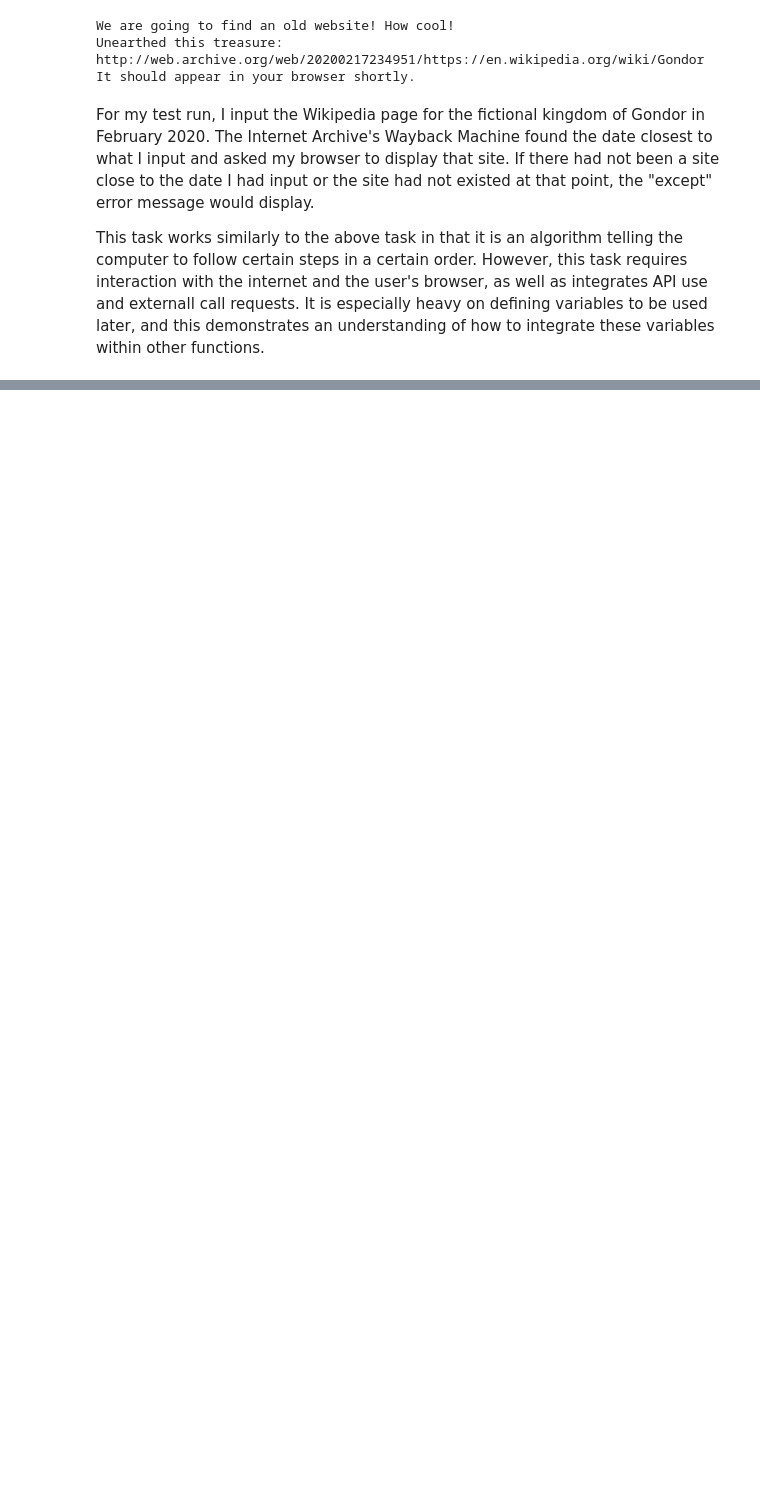
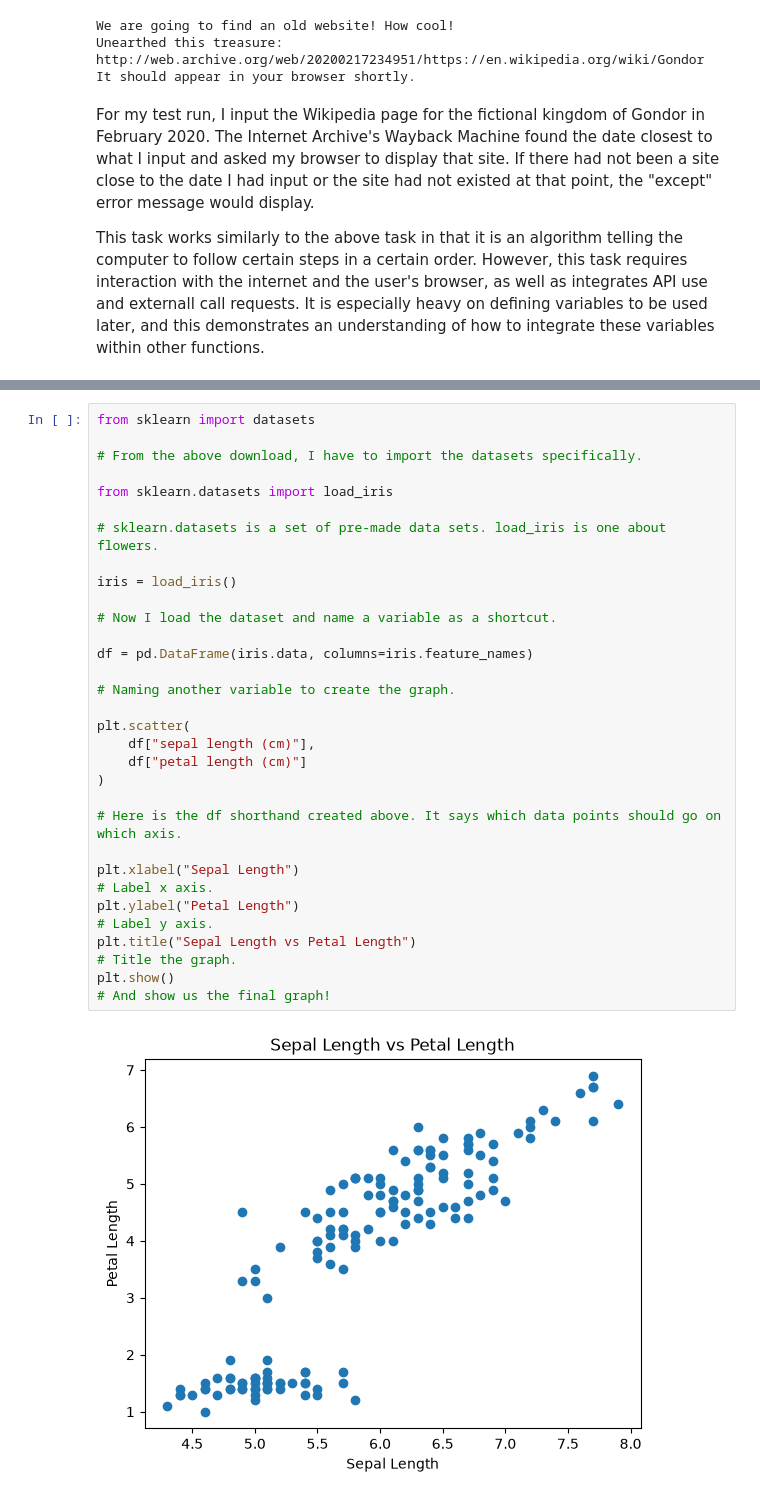
Before and after one commit to audlyworms/aiartshumanitiesfinal, a Jupyter notebook: understanding-programming-concepts.ipynb, the cells around one changed output, grey strips where cells are left out. Saved outputs shown, nothing was run; the diff lists cells and outputs as text; blank space fills up the shorter version.

```diff
--- a/understanding-programming-concepts.ipynb
+++ b/understanding-programming-concepts.ipynb
@@ -173,0 +207,34 @@ This task asks me to show you my understanding of using a data set (scikit, in t
+# %%
+from sklearn import datasets
+
+# From the above download, I have to import the datasets specifically.
+
+from sklearn.datasets import load_iris
+
+# sklearn.datasets is a set of pre-made data sets. load_iris is one about flowers.
+
+iris = load_iris()
+
+# Now I load the dataset and name a variable as a shortcut.
+
+df = pd.DataFrame(iris.data, columns=iris.feature_names)
+
+# Naming another variable to create the graph.
+
+plt.scatter(
+    df["sepal length (cm)"],
+    df["petal length (cm)"]
+)
+
+# Here is the df shorthand created above. It says which data points should go on which axis.
+
+plt.xlabel("Sepal Length")
+# Label x axis.
+plt.ylabel("Petal Length")
+# Label y axis.
+plt.title("Sepal Length vs Petal Length")
+# Title the graph.
+plt.show()
+# And show us the final graph!
+# %% [output]
+[figure, added]
```
Also changed, not shown: parts of 11 cells of this notebook.
